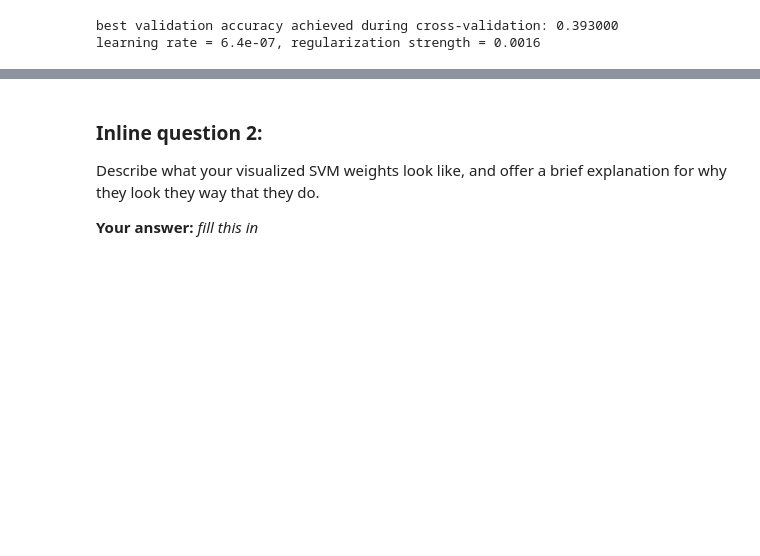
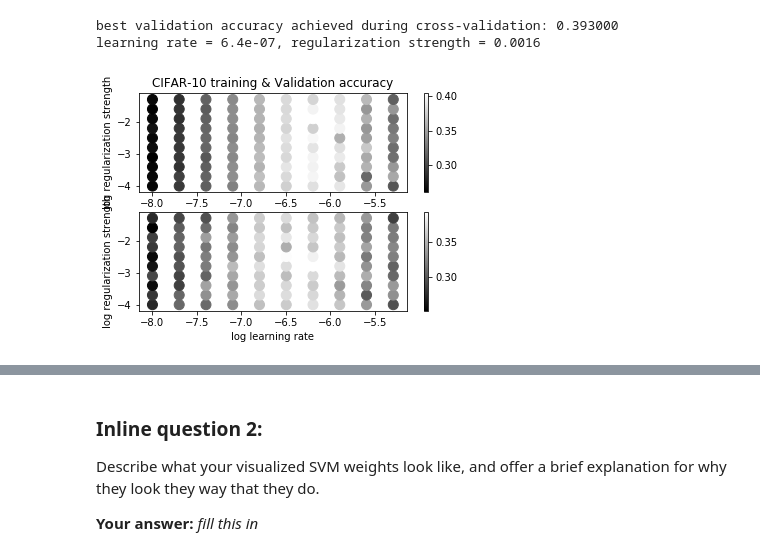
Before and after one commit to caerulea3/cs231n-201812, a Jupyter notebook: assignment1/svm.ipynb, the cells around one changed output, grey strips where cells are left out. Drawn from its saved outputs; the diff is of its cells as text; code cells hidden in the pictures; blank space fills up the shorter version.

```diff
--- a/assignment1/svm.ipynb
+++ b/assignment1/svm.ipynb
@@ -411,25 +411,26 @@ learning rate = 6.4e-07, regularization strength = 0.0016
 # %%
 # Visualize the cross-validation results
 import math
 x_scatter = [math.log10(x[0]) for x in results]
 y_scatter = [math.log10(x[1]) for x in results]
 
 # plot training accuracy
 marker_size = 100
 colors = [results[x][0] for x in results]
 plt.subplot(2, 1, 1)
 plt.scatter(x_scatter, y_scatter, marker_size, c=colors)
 plt.colorbar()
 plt.xlabel('log learning rate')
 plt.ylabel('log regularization strength')
-plt.title('CIFAR-10 training accuracy')
-print("\n\n\n\n")
+plt.title('CIFAR-10 training & Validation accuracy')
 # plot validation accuracy
 colors = [results[x][1] for x in results] # default size of markers is 20
 plt.subplot(2, 1, 2)
 plt.scatter(x_scatter, y_scatter, marker_size, c=colors)
 plt.colorbar()
 plt.xlabel('log learning rate')
 plt.ylabel('log regularization strength')
-plt.title('CIFAR-10 validation accuracy')
-plt.show()
+# plt.title('CIFAR-10 validation accuracy')
+plt.show()# Evaluate the best svm on test set
+# %% [output]
+[figure, added]
```
Also changed, not shown: parts of 3 cells of this notebook, 1 other file.
